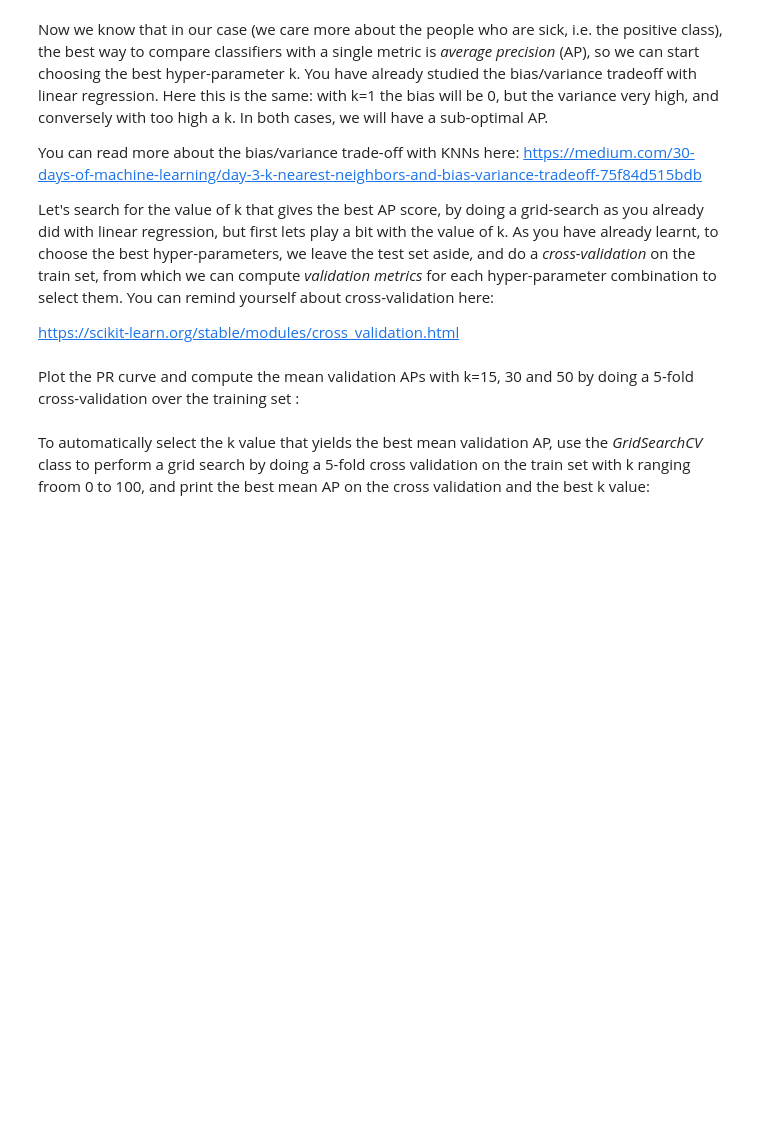
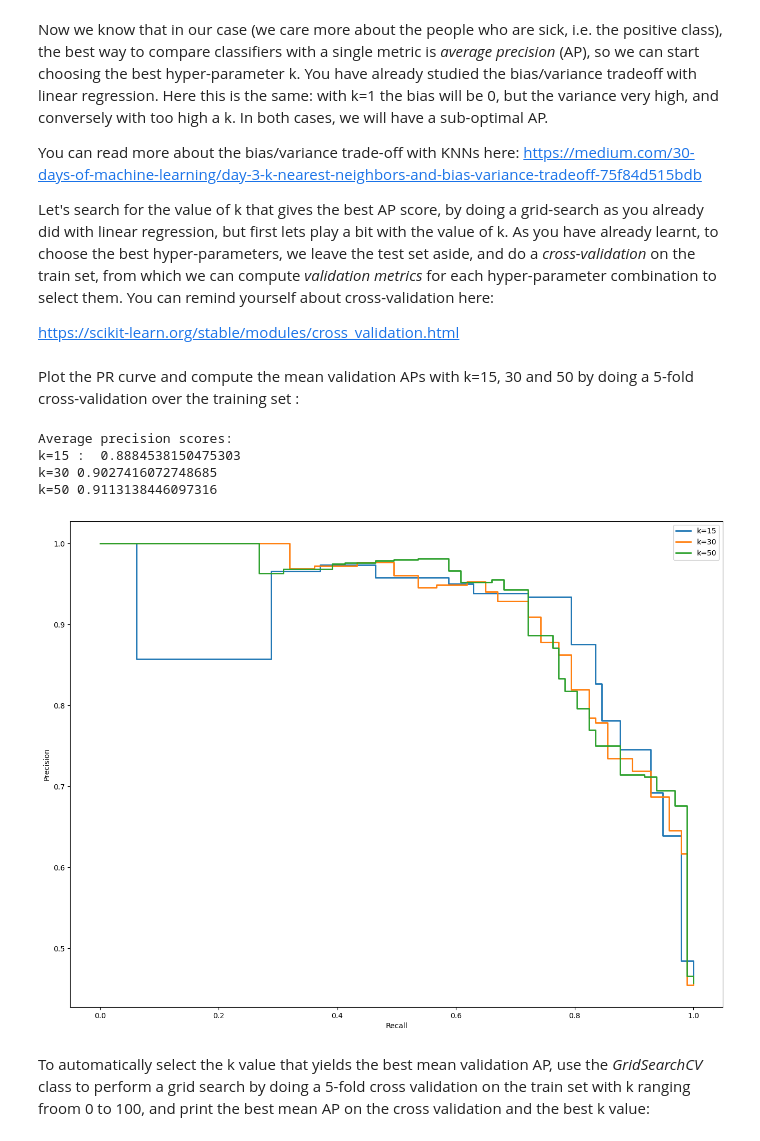
Before and after one commit to LexouLam/ML2, a Jupyter notebook: notebooks/A1_ML2_classification.ipynb, the cells around one changed output. Cells and saved outputs as stored; diff of their text form; code cells hidden in the pictures; blank space fills up the shorter version.

```diff
--- a/notebooks/A1_ML2_classification.ipynb
+++ b/notebooks/A1_ML2_classification.ipynb
@@ -551,3 +548,52 @@ from sklearn.model_selection import cross_val_predict
+# %%
+import warnings
+warnings.filterwarnings(action="ignore", category=FutureWarning)
+
+from sklearn.model_selection import cross_val_predict
+#TOFILL
+
+#Training with Cross validation and k=15,30,50
+## from sklearn.neighbors import KNeighborsClassifier
+# n_neighbors = 15
+# knn_clf = KNeighborsClassifier(n_neighbors=n_neighbors).fit(X_train_scaled,y_train)
+# y_test_pred = knn_clf.predict(X_test_scaled)
+y_train_proba_k15 = cross_val_predict(KNeighborsClassifier(n_neighbors=15), X_train_scaled, y_train, cv=5, method='predict_proba' )
+y_train_proba_k30 = cross_val_predict(KNeighborsClassifier(n_neighbors=30), X_train_scaled, y_train, cv=5, method='predict_proba' )
+y_train_proba_k50 = cross_val_predict(KNeighborsClassifier(n_neighbors=50), X_train_scaled, y_train, cv=5, method='predict_proba' )
+# y_test_proba_k15[:, 1]
+
+#P and R curves VS threshold
+#x=recall, y=precision, threshold variable
+# precisions, recalls, thresholds = precision_recall_curve(y_train, y_train_proba_k15[:, 1])
+# plot_precision_recall_vs_threshold(precisions=precisions, recalls=recalls, thresholds=thresholds, color_preci="#98FB98", color_recall="#95C8D8",
+#                                    label_preci="Precision, k=15", label_recall="Recall, k=15")
+# precisions, recalls, thresholds = precision_recall_curve(y_train, y_train_proba_k30[:, 1])
+# plot_precision_recall_vs_threshold(precisions=precisions, recalls=recalls, thresholds=thresholds, color_preci="#50C878", color_recall="#57A0D2",
+#                                    label_preci="Precision, k=30", label_recall="Recall, k=30")
+# precisions, recalls, thresholds = precision_recall_curve(y_train, y_train_proba_k50[:, 1])
+# plot_precision_recall_vs_threshold(precisions=precisions, recalls=recalls, thresholds=thresholds, color_preci="#355E3B", color_recall="#1C2951",
+#                                    label_preci="Precision, k=50", label_recall="Recall, k=50")
+
+#PR curves
+precisions, recalls, thresholds = precision_recall_curve(y_train, y_train_proba_k15[:, 1])
+plot_precision_recall_curve(precisions=precisions, recalls=recalls, label_k='k=15')
+precisions, recalls, thresholds = precision_recall_curve(y_train, y_train_proba_k30[:, 1])
+plot_precision_recall_curve(precisions=precisions, recalls=recalls, label_k='k=30')
+precisions, recalls, thresholds = precision_recall_curve(y_train, y_train_proba_k50[:, 1])
+plot_precision_recall_curve(precisions=precisions, recalls=recalls, label_k='k=50')
+plt.legend()
+
+#APS
+from sklearn.metrics import average_precision_score
+print("Average precision scores:\nk=15 : ", average_precision_score(y_train, y_train_proba_k15[:, 1]))
+print("k=30",  average_precision_score(y_train, y_train_proba_k30[:, 1]))
+print("k=50", average_precision_score(y_train, y_train_proba_k50[:, 1]))
+# %% [output]
+Average precision scores:
+k=15 :  0.8884538150475303
+k=30 0.9027416072748685
+k=50 0.9113138446097316
+[figure, added]
 # %% [markdown]
 To automatically select the k value that yields the best mean validation AP, use the *GridSearchCV* class to perform a grid search by doing a 5-fold cross validation on the train set with k ranging froom 0 to 100, and print the best mean AP on the cross validation and the best k value:
 # %%
```
Also changed, not shown: parts of 12 cells of this notebook, 1 other file.
